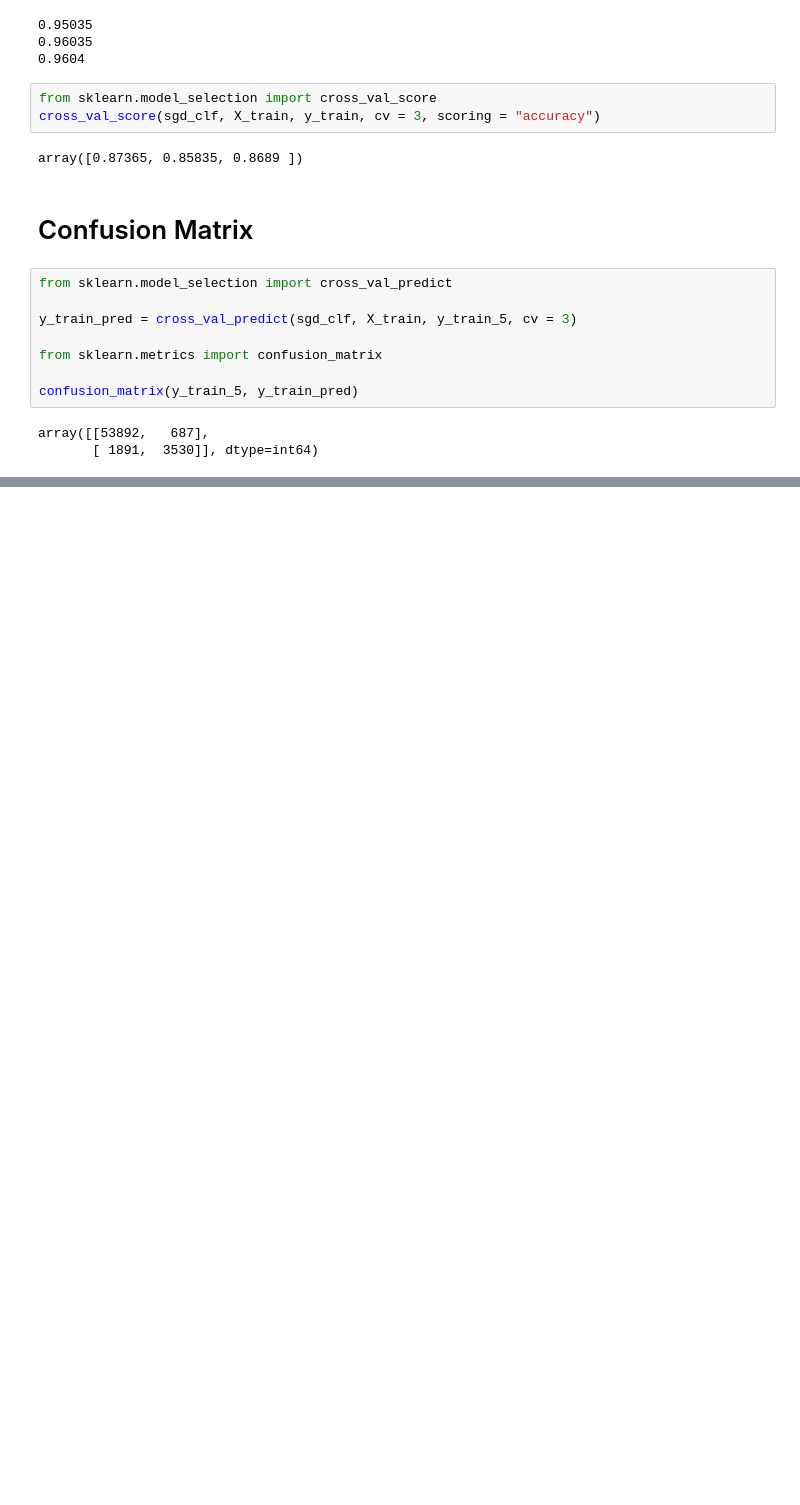
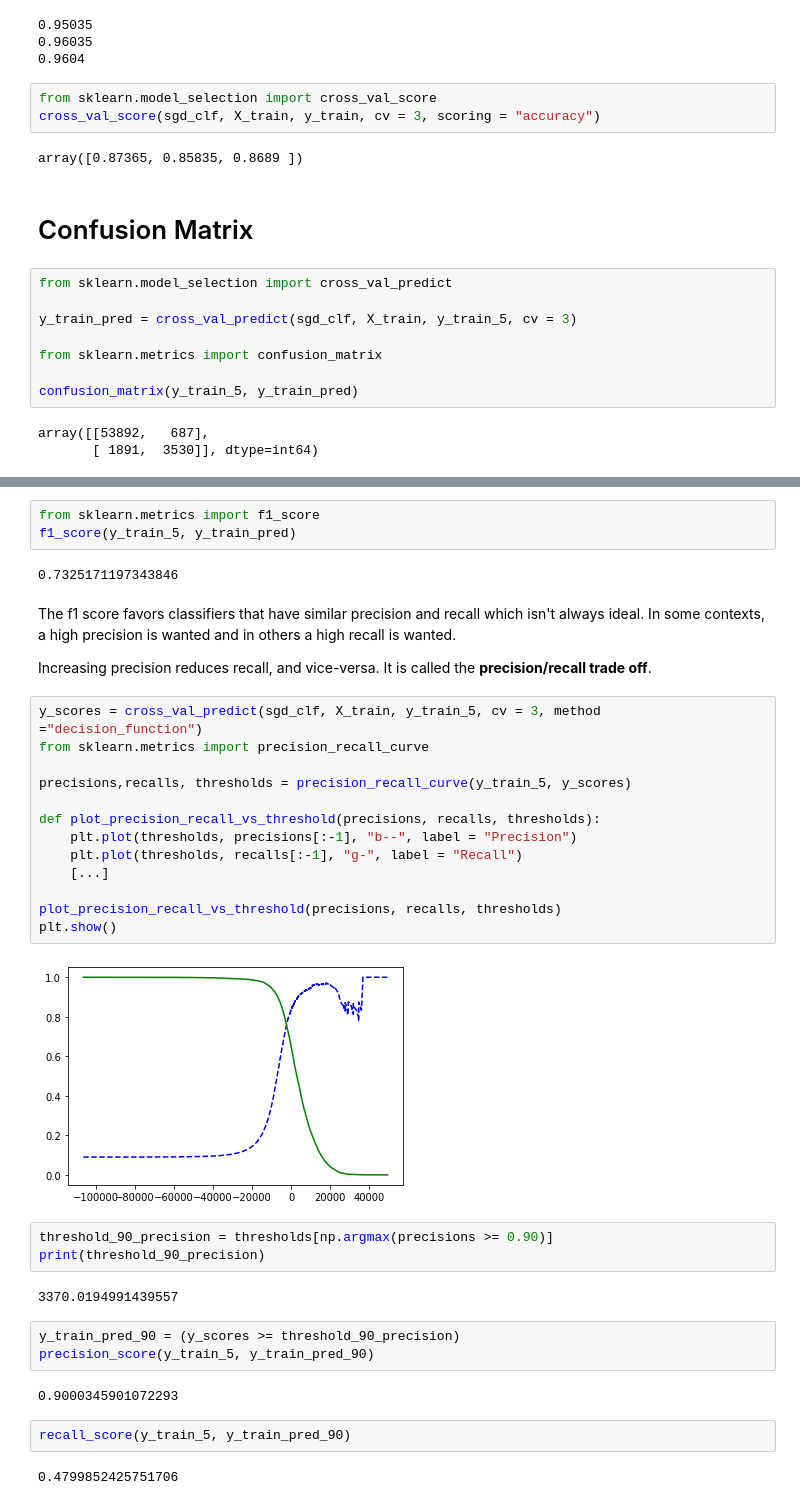
Before and after one commit to alexandreLamarre/Digit-recognition-CNN, a Jupyter notebook: digitsCNN.ipynb, the cells around one changed output, grey strips where cells are left out. Drawn from its saved outputs; the diff is of its cells as text; blank space fills up the shorter version.

```diff
--- a/digitsCNN.ipynb
+++ b/digitsCNN.ipynb
@@ -102,0 +130,38 @@ array([[53892,   687],
+# %%
+from sklearn.metrics import f1_score
+f1_score(y_train_5, y_train_pred)
+# %% [output]
+0.7325171197343846
+# %% [markdown]
+The f1 score favors classifiers that have similar precision and recall which isn't always ideal. In some contexts, a high precision is wanted and in others a high recall is wanted.
+
+Increasing precision reduces recall, and vice-versa. It is called the **precision/recall trade off**.
+# %%
+y_scores = cross_val_predict(sgd_clf, X_train, y_train_5, cv = 3, method ="decision_function")
+from sklearn.metrics import precision_recall_curve
+
+precisions,recalls, thresholds = precision_recall_curve(y_train_5, y_scores)
+
+def plot_precision_recall_vs_threshold(precisions, recalls, thresholds):
+    plt.plot(thresholds, precisions[:-1], "b--", label = "Precision")
+    plt.plot(thresholds, recalls[:-1], "g-", label = "Recall")
+    [...]
+
+plot_precision_recall_vs_threshold(precisions, recalls, thresholds)
+plt.show()
+# %% [output]
+[figure, added]
+# %%
+threshold_90_precision = thresholds[np.argmax(precisions >= 0.90)]
+print(threshold_90_precision)
+# %% [output]
+3370.0194991439557
+# %%
+y_train_pred_90 = (y_scores >= threshold_90_precision)
+precision_score(y_train_5, y_train_pred_90)
+# %% [output]
+0.9000345901072293
+# %%
+recall_score(y_train_5, y_train_pred_90)
+# %% [output]
+0.4799852425751706
```
Also changed, not shown: parts of 17 cells of this notebook.
